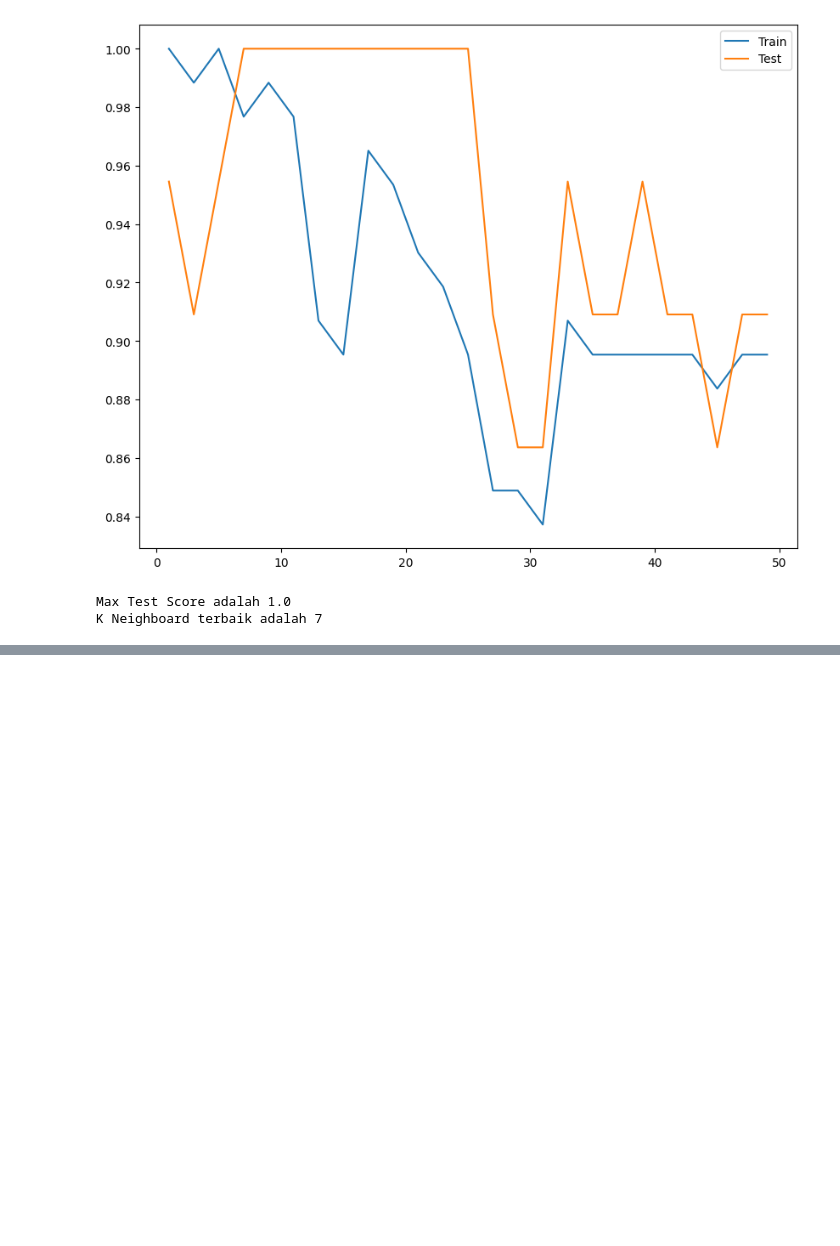
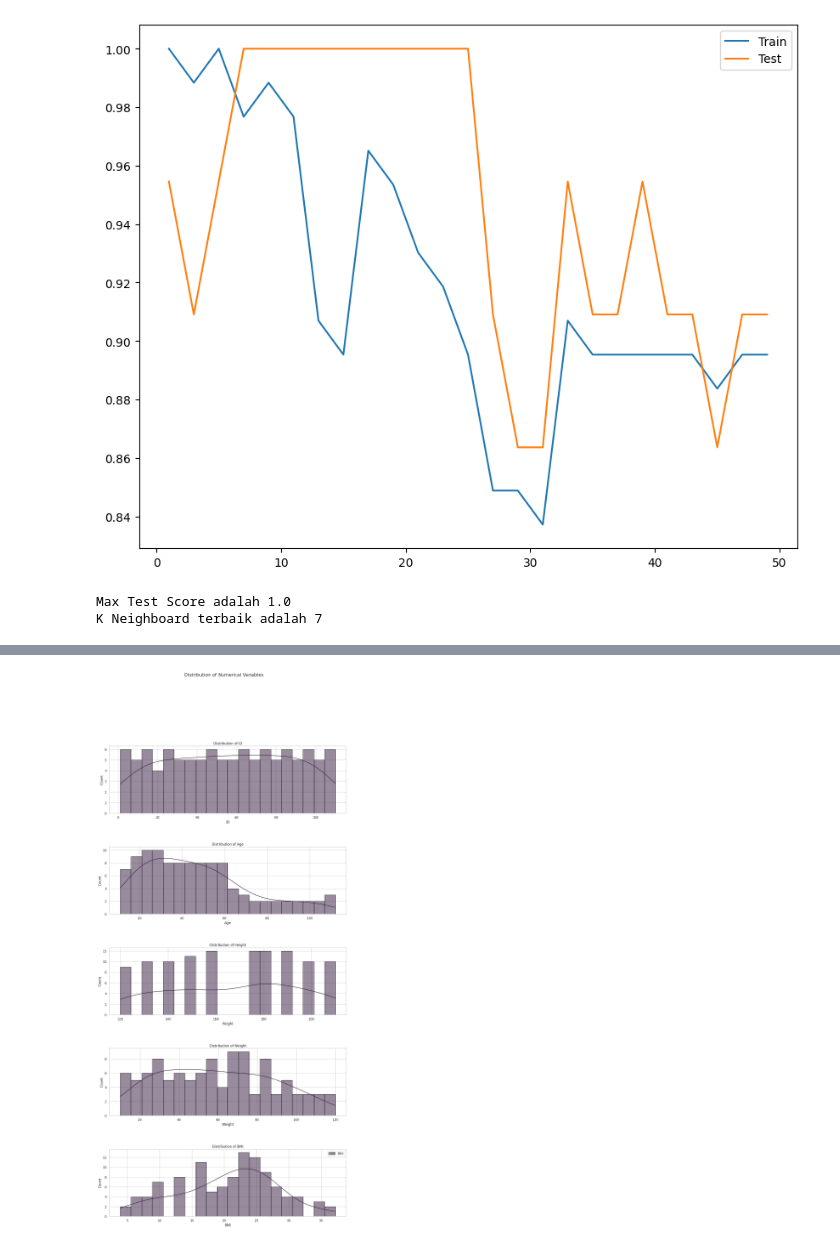
Before and after one commit to RICKY-UPB/Leanbackhimaupb, a Jupyter notebook: Klasifikasi_Obesitas.ipynb, the cells around one changed output, grey strips where cells are left out. Cells and saved outputs as stored; diff of their text form; code cells hidden in the pictures; blank space fills up the shorter version.

```diff
--- a/Klasifikasi_Obesitas.ipynb
+++ b/Klasifikasi_Obesitas.ipynb
@@ -208,0 +308,25 @@ K Neighboard terbaik adalah 7
+# %%
+numerical_cols = ['ID', 'Age', 'Height', 'Weight', 'BMI']
+
+sns.set(style="whitegrid", palette="rocket")
+
+
+fig, axes = plt.subplots(len(numerical_cols), 1, figsize=(15, 6 * len(numerical_cols)), sharex=False)
+
+
+for i, col in enumerate(numerical_cols):
+    sns.histplot(df[col], bins=20, ax=axes[i], kde=True, edgecolor='black', label=col)
+    axes[i].set_title(f'Distribution of {col}')
+
+# Add legend
+axes[-1].legend(loc='upper right')
+
+
+plt.subplots_adjust(hspace=0.5)
+
+# Overall title
+plt.suptitle('Distribution of Numerical Variables', y=1.0, fontsize=16)
+
+plt.show()
+# %% [output]
+[figure, added]
```
Also changed, not shown: parts of 11 cells of this notebook.
